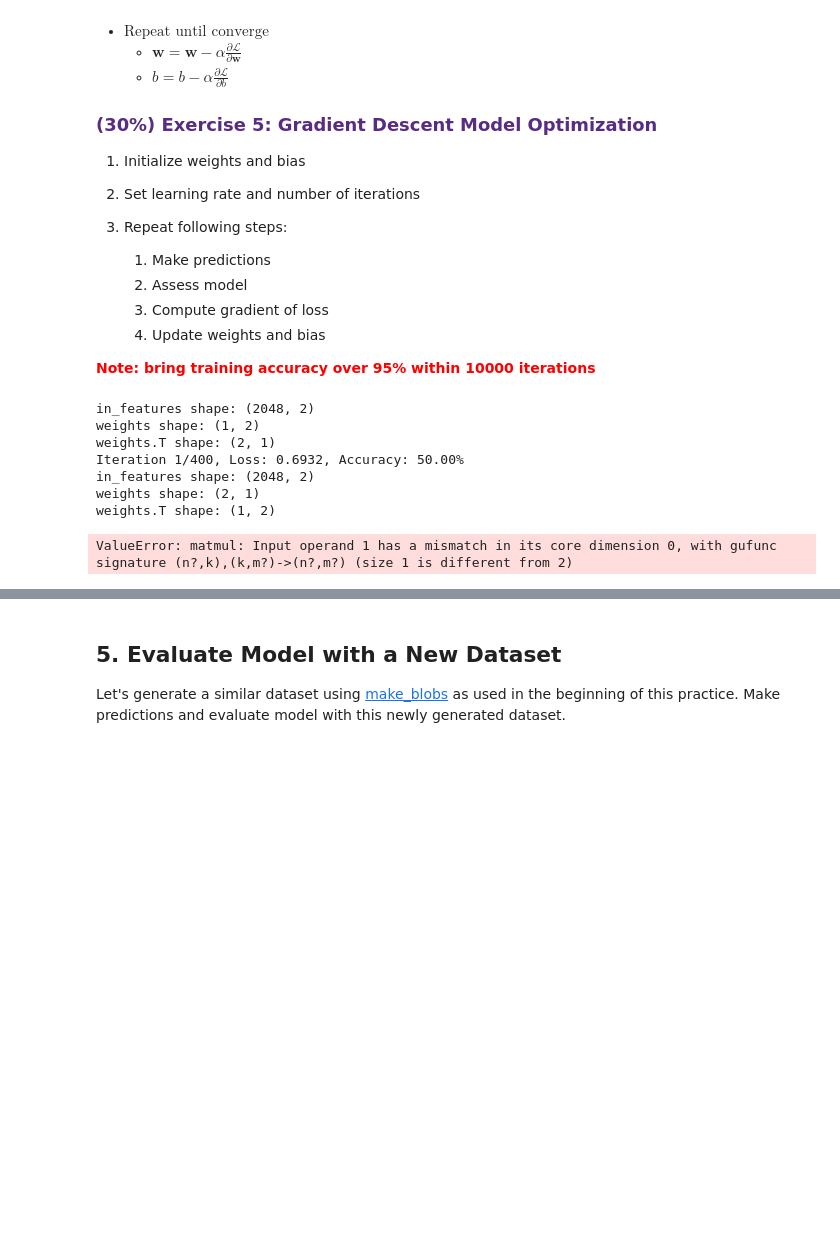
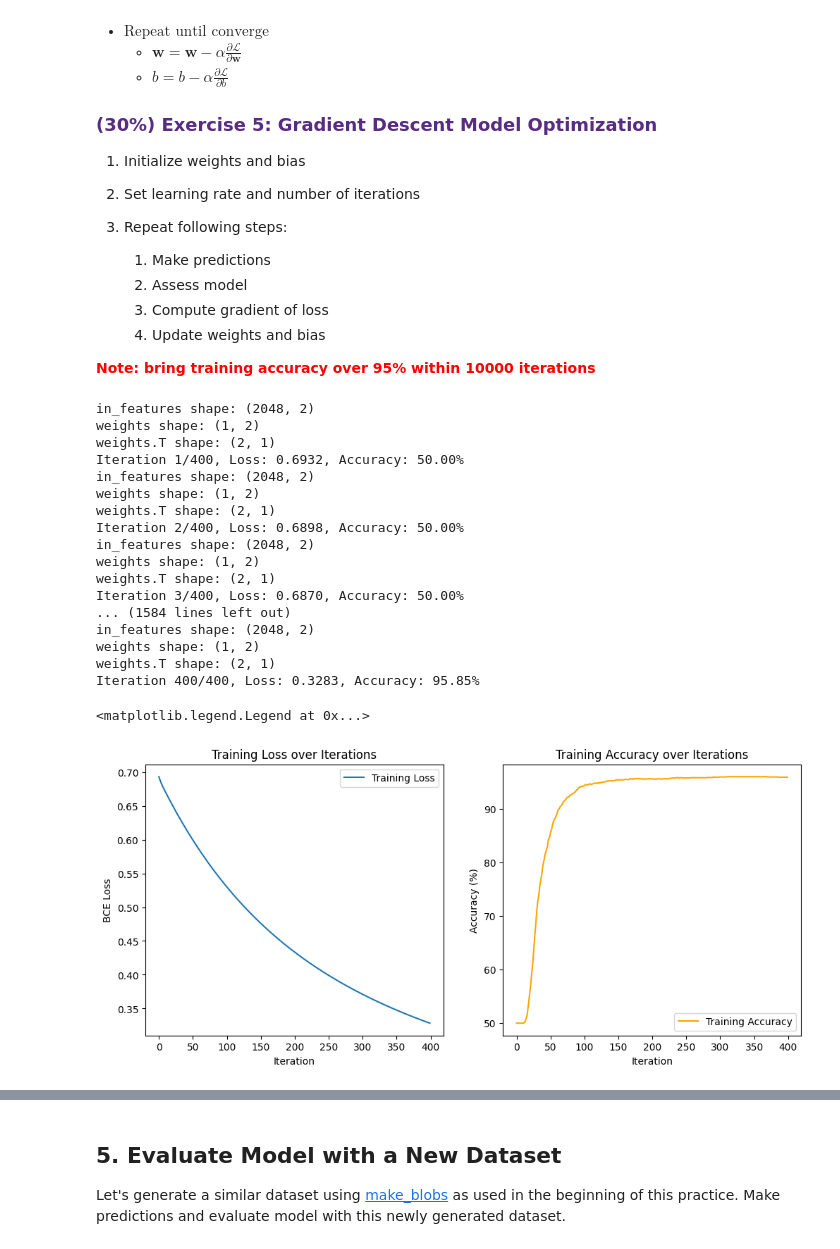
Before and after one commit to UCAEngineeringPhysics/a3-binary-logistic-regression-elizabeth-1336, a Jupyter notebook: binary_logistic_regression.ipynb, the cells around one changed output, grey strips where cells are left out. Saved outputs shown, nothing was run; the diff lists cells and outputs as text; code cells hidden in the pictures; blank space fills up the shorter version.

```diff
--- a/binary_logistic_regression.ipynb
+++ b/binary_logistic_regression.ipynb
@@ -336,39 +336,50 @@ for i in range(num_iters):
 
     preds_train = forward(features_train, w, b)  # Make predictions
     loss_train = bce_loss(preds_train, labels_train)  # Assess model loss
     acc_train = accuracy(preds_train, labels_train)  # Assess model accuracy
     print(f"Iteration {i+1}/{num_iters}, Loss: {loss_train:.4f}, Accuracy: {acc_train*100:.2f}%")
     losses_train.append(loss_train)
     accuracies_train.append(acc_train)
-    dw, db = gradient(features_train, labels_train, preds_train)  # Compute gradient of loss
-    w = learning_rate * dw  # Update weights
-    b = learning_rate * db  # Update bias
+    dw, db = gradient(preds_train, labels_train,features_train)  # Compute gradient of loss
+    w = w - learning_rate * dw  # Update weights
+    b = b - learning_rate * db  # Update bias
 
 ### END CODING HERE ###
 
 # Plot training loss and accuracy
 plt.figure(figsize=(12, 5))
 plt.subplot(1, 2, 1)
 plt.plot(losses_train, label='Training Loss')
 plt.xlabel('Iteration')
 plt.ylabel('BCE Loss')
 plt.title('Training Loss over Iterations')
 plt.legend()
 plt.subplot(1, 2, 2)
 plt.plot(np.array(accuracies_train) * 100, label='Training Accuracy', color='orange')
 plt.xlabel('Iteration')
 plt.ylabel('Accuracy (%)')
 plt.title('Training Accuracy over Iterations')
 plt.legend()
 # %% [output]
 in_features shape: (2048, 2)
 weights shape: (1, 2)
 weights.T shape: (2, 1)
 Iteration 1/400, Loss: 0.6932, Accuracy: 50.00%
 in_features shape: (2048, 2)
-weights shape: (2, 1)
-weights.T shape: (1, 2)
+weights shape: (1, 2)
+weights.T shape: (2, 1)
+Iteration 2/400, Loss: 0.6898, Accuracy: 50.00%
+in_features shape: (2048, 2)
+weights shape: (1, 2)
+weights.T shape: (2, 1)
+Iteration 3/400, Loss: 0.6870, Accuracy: 50.00%
+... (1584 lines left out)
+in_features shape: (2048, 2)
+weights shape: (1, 2)
+weights.T shape: (2, 1)
+Iteration 400/400, Loss: 0.3283, Accuracy: 95.85%
-ValueError: matmul: Input operand 1 has a mismatch in its core dimension 0, with gufunc signature (n?,k),(k,m?)->(n?,m?) (size 1 is different from 2)
+<matplotlib.legend.Legend at 0x...>
+[figure, added]
 # %%
 # Visualize decision boundary after training
 plt.scatter(features_train[:, 0], features_train[:, 1], s=5*np.ones(labels_train.size), c=labels_train, cmap='coolwarm')
```
Also changed, not shown: parts of 5 cells of this notebook.
